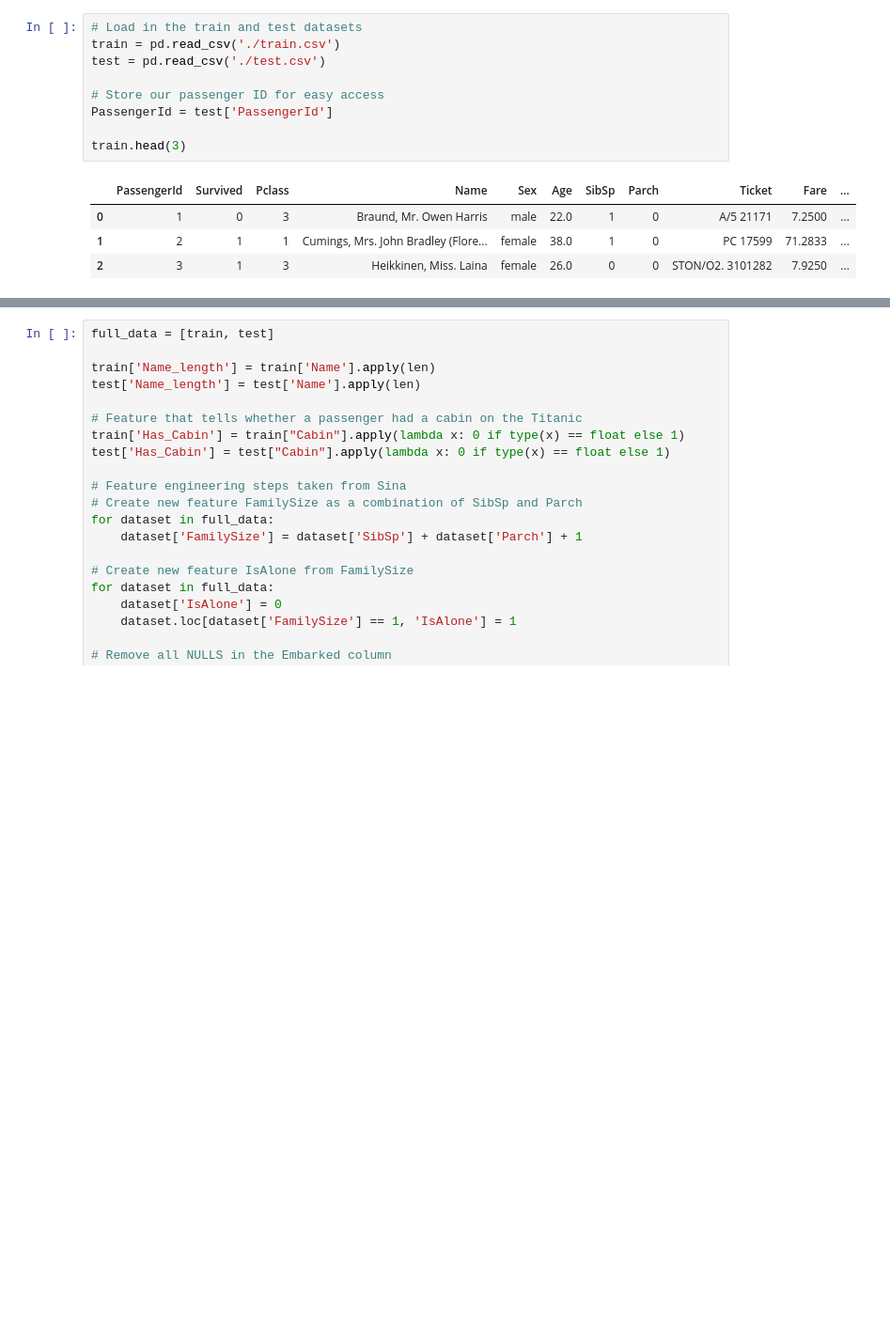
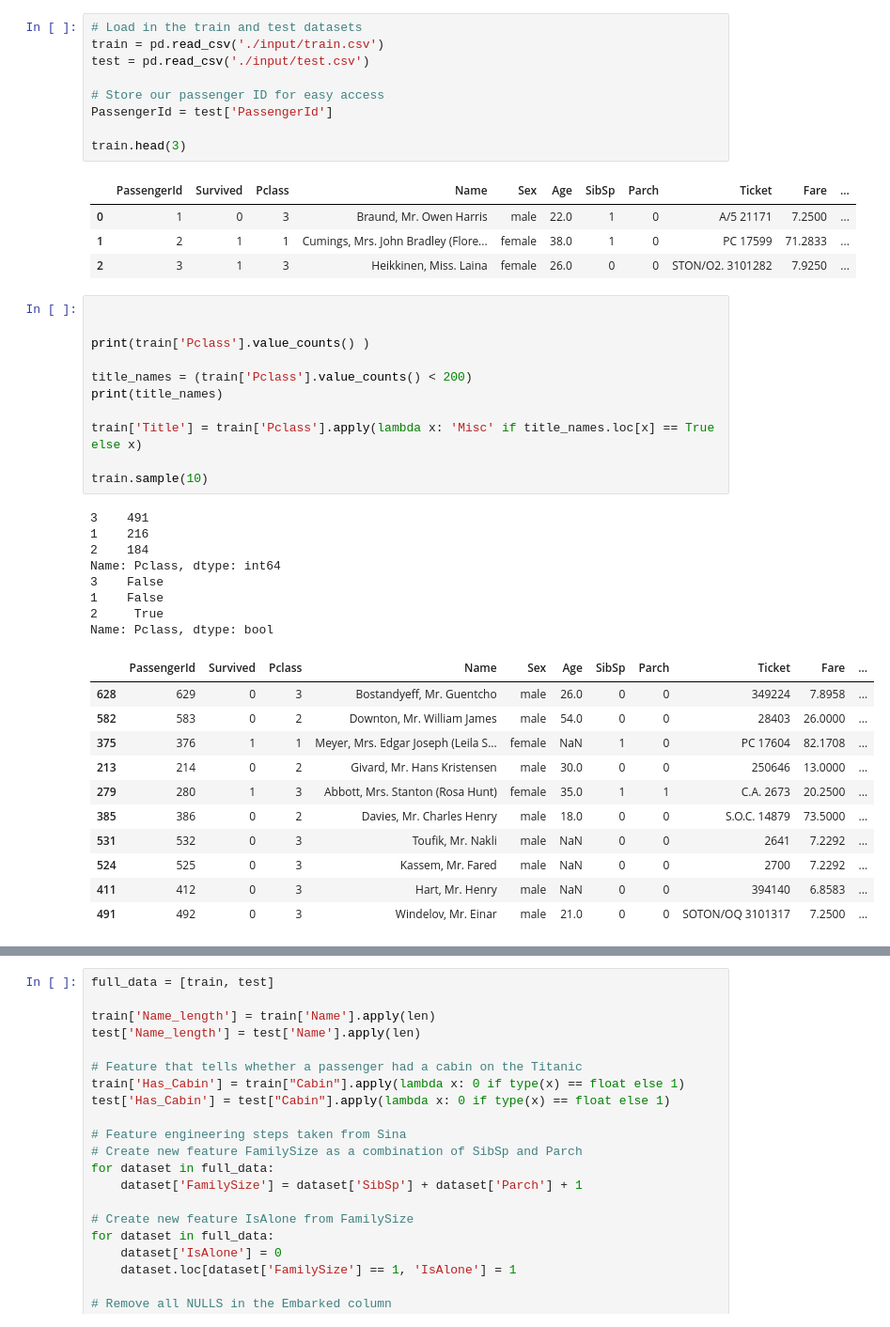
Before and after one commit to gongguoyu/ML_Kaggle, a Jupyter notebook: Titanic/5_SomeDataTest.ipynb, the cells around one changed output, grey strips where cells are left out. Shown at 94% size. Cells and saved outputs as stored; diff of their text form; blank space fills up the shorter version.

```diff
--- a/Titanic/5_SomeDataTest.ipynb
+++ b/Titanic/5_SomeDataTest.ipynb
@@ -5,8 +5,8 @@ import numpy as np
 import re
 # %%
 # Load in the train and test datasets
-train = pd.read_csv('./train.csv')
-test = pd.read_csv('./test.csv')
+train = pd.read_csv('./input/train.csv')
+test = pd.read_csv('./input/test.csv')
 
 # Store our passenger ID for easy access
 PassengerId = test['PassengerId']
@@ -17,3 +17,34 @@ train.head(3)
 | 0 | 1 | 0 | 3 | Braund, Mr. Owen Harris | male | 22.0 | 1 | 0 | A/5 21171 | 7.2500 | ... |
 | 1 | 2 | 1 | 1 | Cumings, Mrs. John Bradley (Flore... | female | 38.0 | 1 | 0 | PC 17599 | 71.2833 | ... |
 | 2 | 3 | 1 | 3 | Heikkinen, Miss. Laina | female | 26.0 | 0 | 0 | STON/O2. 3101282 | 7.9250 | ... |
+# %%
+
+
+print(train['Pclass'].value_counts() )
+
+title_names = (train['Pclass'].value_counts() < 200)
+print(title_names)
+
+train['Title'] = train['Pclass'].apply(lambda x: 'Misc' if title_names.loc[x] == True else x)
+
+train.sample(10)
+# %% [output]
+3    491
+1    216
+2    184
+Name: Pclass, dtype: int64
+3    False
+1    False
+2     True
+Name: Pclass, dtype: bool
+|  | PassengerId | Survived | Pclass | Name | Sex | Age | SibSp | Parch | Ticket | Fare | ... |
+| 628 | 629 | 0 | 3 | Bostandyeff, Mr. Guentcho | male | 26.0 | 0 | 0 | 349224 | 7.8958 | ... |
+| 582 | 583 | 0 | 2 | Downton, Mr. William James | male | 54.0 | 0 | 0 | 28403 | 26.0000 | ... |
+| 375 | 376 | 1 | 1 | Meyer, Mrs. Edgar Joseph (Leila S... | female | NaN | 1 | 0 | PC 17604 | 82.1708 | ... |
+| 213 | 214 | 0 | 2 | Givard, Mr. Hans Kristensen | male | 30.0 | 0 | 0 | 250646 | 13.0000 | ... |
+| 279 | 280 | 1 | 3 | Abbott, Mrs. Stanton (Rosa Hunt) | female | 35.0 | 1 | 1 | C.A. 2673 | 20.2500 | ... |
+| 385 | 386 | 0 | 2 | Davies, Mr. Charles Henry | male | 18.0 | 0 | 0 | S.O.C. 14879 | 73.5000 | ... |
+| 531 | 532 | 0 | 3 | Toufik, Mr. Nakli | male | NaN | 0 | 0 | 2641 | 7.2292 | ... |
+| 524 | 525 | 0 | 3 | Kassem, Mr. Fared | male | NaN | 0 | 0 | 2700 | 7.2292 | ... |
+| 411 | 412 | 0 | 3 | Hart, Mr. Henry | male | NaN | 0 | 0 | 394140 | 6.8583 | ... |
+| 491 | 492 | 0 | 3 | Windelov, Mr. Einar | male | 21.0 | 0 | 0 | SOTON/OQ 3101317 | 7.2500 | ... |
```
Also changed, not shown: parts of 5 cells of this notebook, 1 other file.
